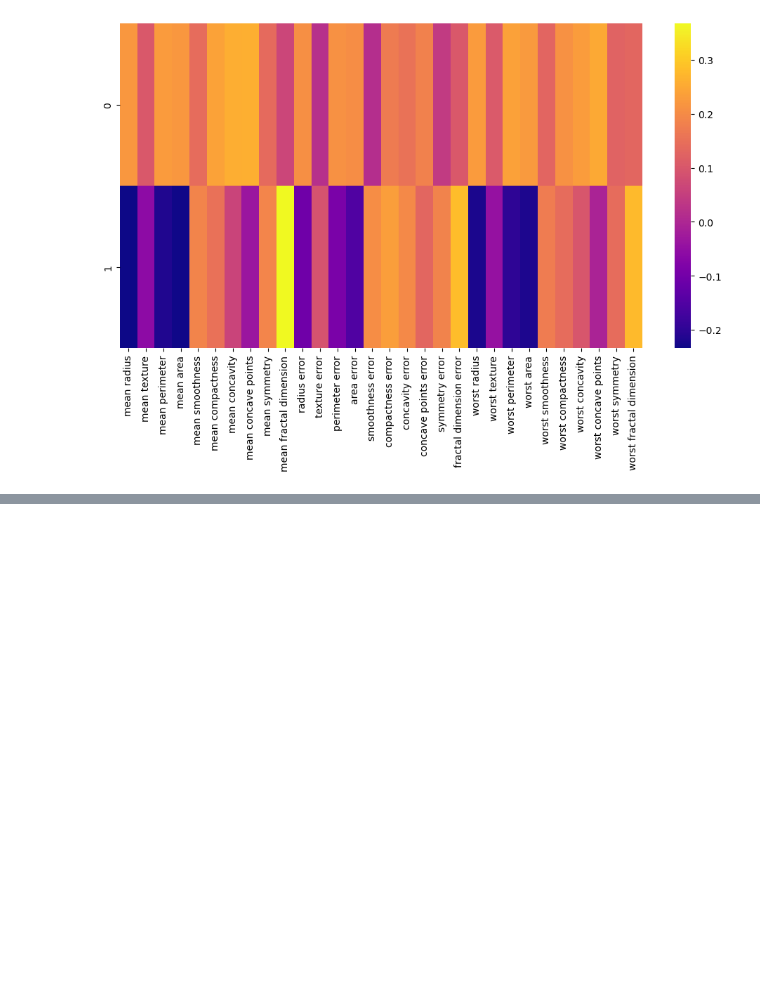
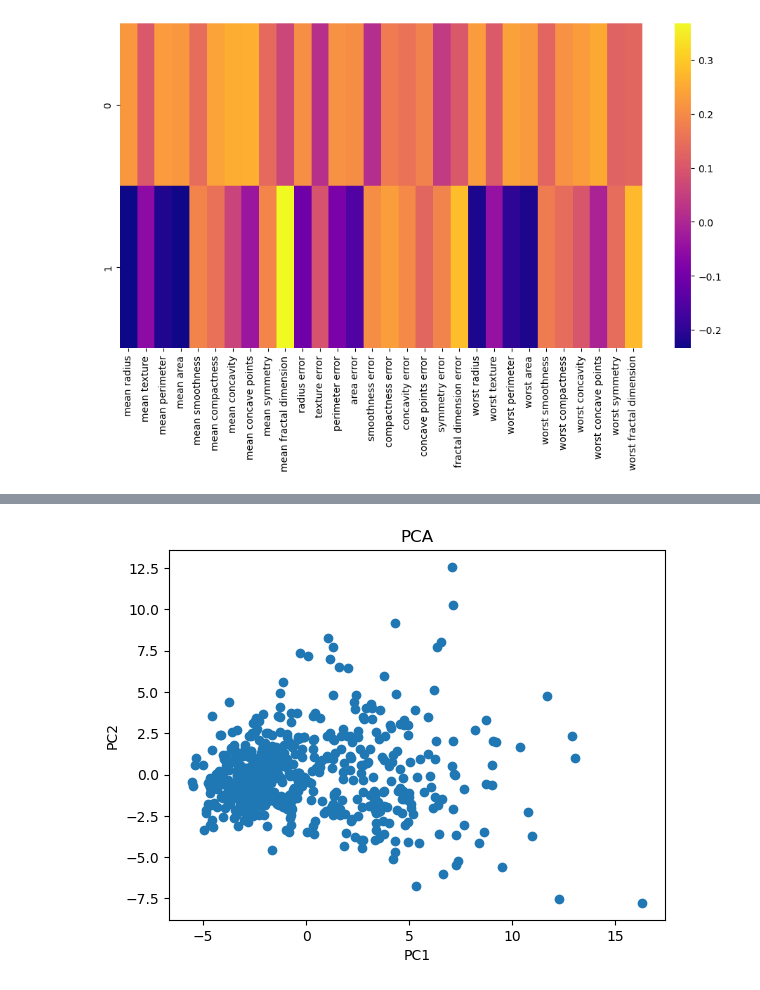
Before and after one commit to Shruthiruth/ML-AI-LEARNING, a Jupyter notebook: 14-ML-PCA/1-PCA.ipynb, the cells around one changed output, grey strips where cells are left out. Cells and saved outputs as stored; diff of their text form; code cells hidden in the pictures; blank space fills up the shorter version.

```diff
--- a/14-ML-PCA/1-PCA.ipynb
+++ b/14-ML-PCA/1-PCA.ipynb
@@ -114,0 +135,7 @@ sns.heatmap(df_comp,cmap='plasma')
+# %%
+df_pca = pd.DataFrame(
+    x_pca,
+    columns=['PC1', 'PC2']
+)
+
+df_pca.head()
@@ -114,0 +149,10 @@ sns.heatmap(df_comp,cmap='plasma')
+# %%
+import matplotlib.pyplot as plt
+
+plt.scatter(df_pca['PC1'], df_pca['PC2'])
+plt.xlabel('PC1')
+plt.ylabel('PC2')
+plt.title('PCA')
+plt.show()
+# %% [output]
+[figure, added]
```
Also changed, not shown: parts of 4 cells of this notebook.
